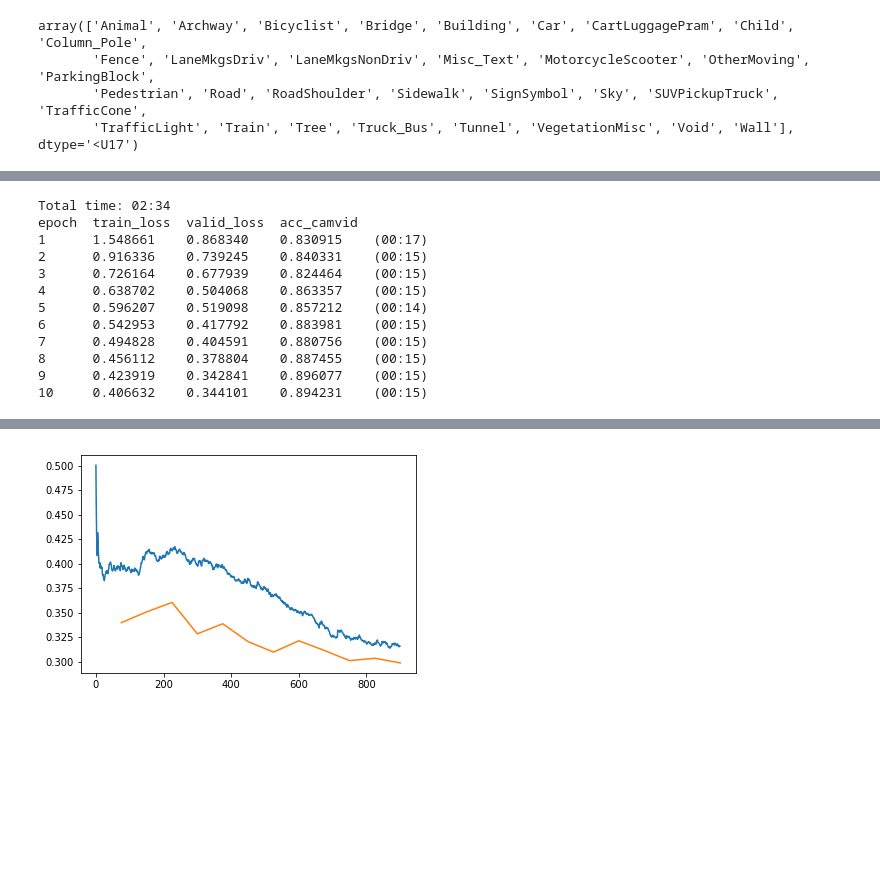
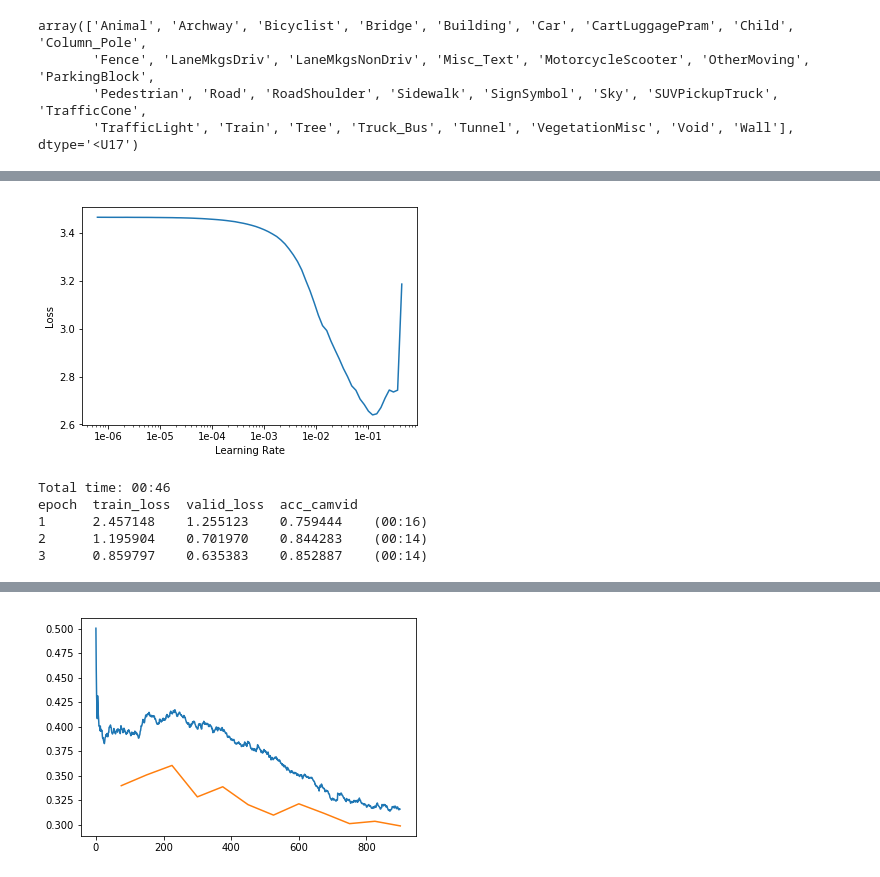
Before and after one commit to raghavab1992/course-v3, a Jupyter notebook: nbs/dl1/rb1992/week3/lesson3-camvid_rb1992.ipynb, the cells around one changed output, grey strips where cells are left out. Cells and saved outputs as stored; diff of their text form; code cells hidden in the pictures; blank space fills up the shorter version.

```diff
--- a/nbs/dl1/rb1992/week3/lesson3-camvid_rb1992.ipynb
+++ b/nbs/dl1/rb1992/week3/lesson3-camvid_rb1992.ipynb
@@ -121 +120,5 @@ LR Finder is complete, type {learner_name}.recorder.plot() to see the graph.
+# %%
+learn.recorder.plot()
+# %% [output]
+[figure, added]
 # %%
@@ -123,17 +126,10 @@ lr=1e-2
 # %%
-learn.fit_one_cycle(10, slice(lr))
+learn.fit_one_cycle(3, slice(lr))
 # %% [output]
-Total time: 02:34
+Total time: 00:46
 epoch  train_loss  valid_loss  acc_camvid
-1      1.548661    0.868340    0.830915    (00:17)
-2      0.916336    0.739245    0.840331    (00:15)
-3      0.726164    0.677939    0.824464    (00:15)
-4      0.638702    0.504068    0.863357    (00:15)
-5      0.596207    0.519098    0.857212    (00:14)
-6      0.542953    0.417792    0.883981    (00:15)
-7      0.494828    0.404591    0.880756    (00:15)
-8      0.456112    0.378804    0.887455    (00:15)
-9      0.423919    0.342841    0.896077    (00:15)
-10     0.406632    0.344101    0.894231    (00:15)
+1      2.457148    1.255123    0.759444    (00:16)
+2      1.195904    0.701970    0.844283    (00:14)
+3      0.859797    0.635383    0.852887    (00:14)
 # %%
 learn.recorder.plot_losses()
```
Also changed, not shown: parts of 10 cells of this notebook, 5 other files.
